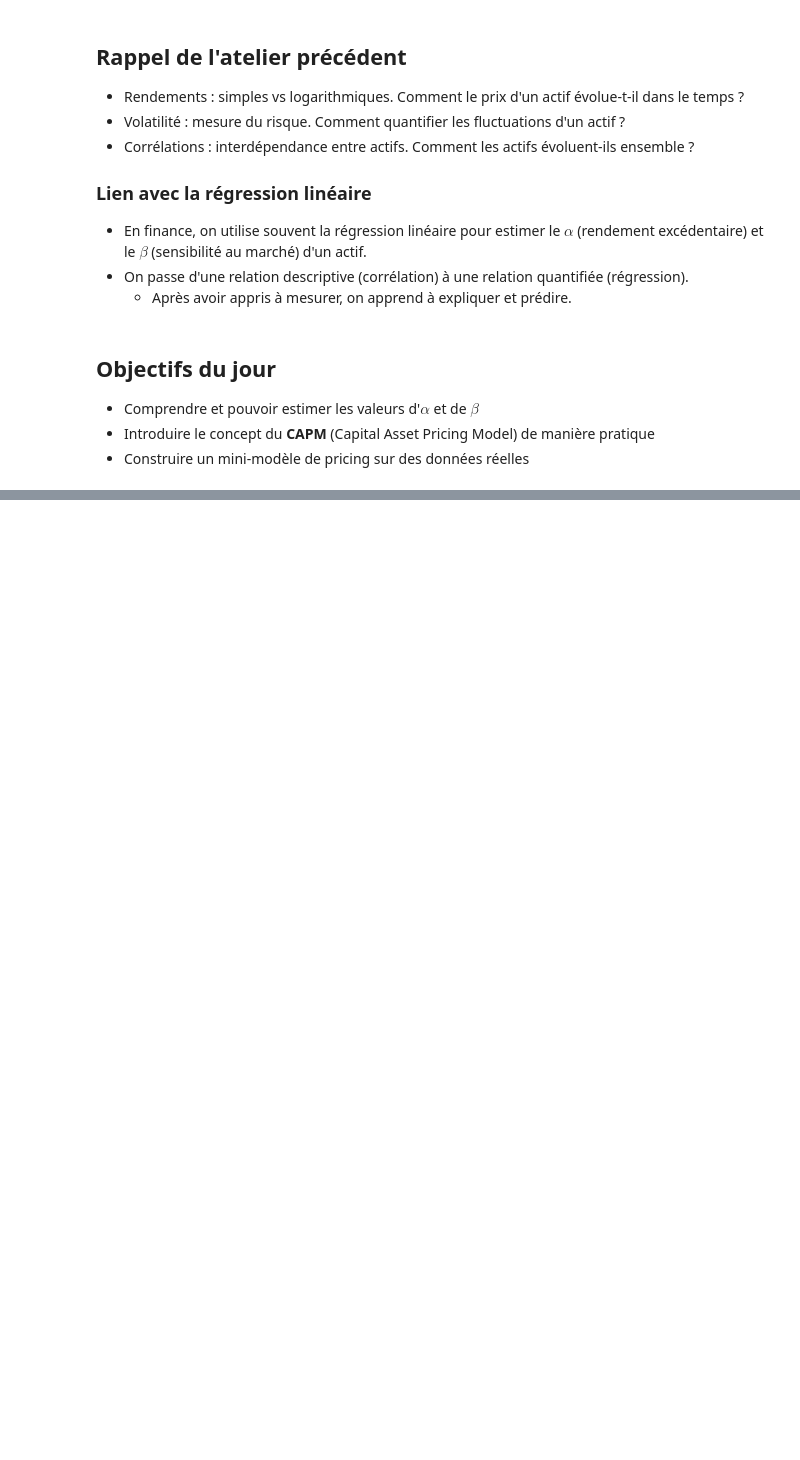
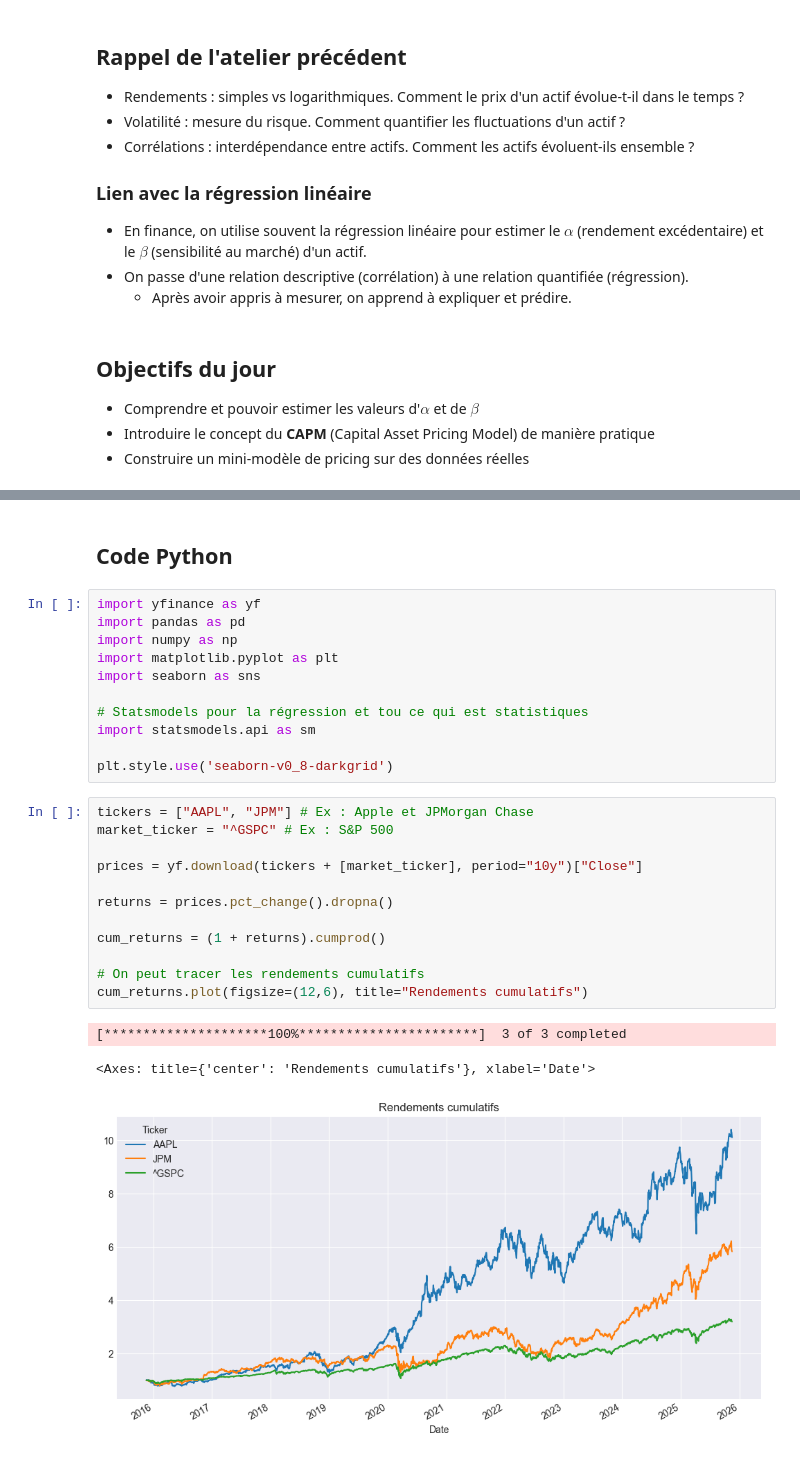
Before and after one commit to luca-dupont2/quant-101-workshops, a Jupyter notebook: 02_regression_alpha_beta/regression_alpha_beta.ipynb, the cells around one changed output, grey strips where cells are left out. Cells and saved outputs as stored; diff of their text form; blank space fills up the shorter version.

Commit message:
Update figures and notebook

```diff
--- a/02_regression_alpha_beta/regression_alpha_beta.ipynb
+++ b/02_regression_alpha_beta/regression_alpha_beta.ipynb
@@ -79,0 +82,29 @@ $$
+# %% [markdown]
+## Code Python
+# %%
+import yfinance as yf
+import pandas as pd
+import numpy as np
+import matplotlib.pyplot as plt
+import seaborn as sns
+
+# Statsmodels pour la régression et tou ce qui est statistiques
+import statsmodels.api as sm
+
+plt.style.use('seaborn-v0_8-darkgrid')
+# %%
+tickers = ["AAPL", "JPM"] # Ex : Apple et JPMorgan Chase
+market_ticker = "^GSPC" # Ex : S&P 500
+
+prices = yf.download(tickers + [market_ticker], period="10y")["Close"]
+
+returns = prices.pct_change().dropna()
+
+cum_returns = (1 + returns).cumprod()
+
+# On peut tracer les rendements cumulatifs
+cum_returns.plot(figsize=(12,6), title="Rendements cumulatifs")
+# %% [output]
+[*********************100%***********************]  3 of 3 completed
+<Axes: title={'center': 'Rendements cumulatifs'}, xlabel='Date'>
+[figure, added]
```
Also changed, not shown: parts of 9 cells of this notebook, 2 other files.
